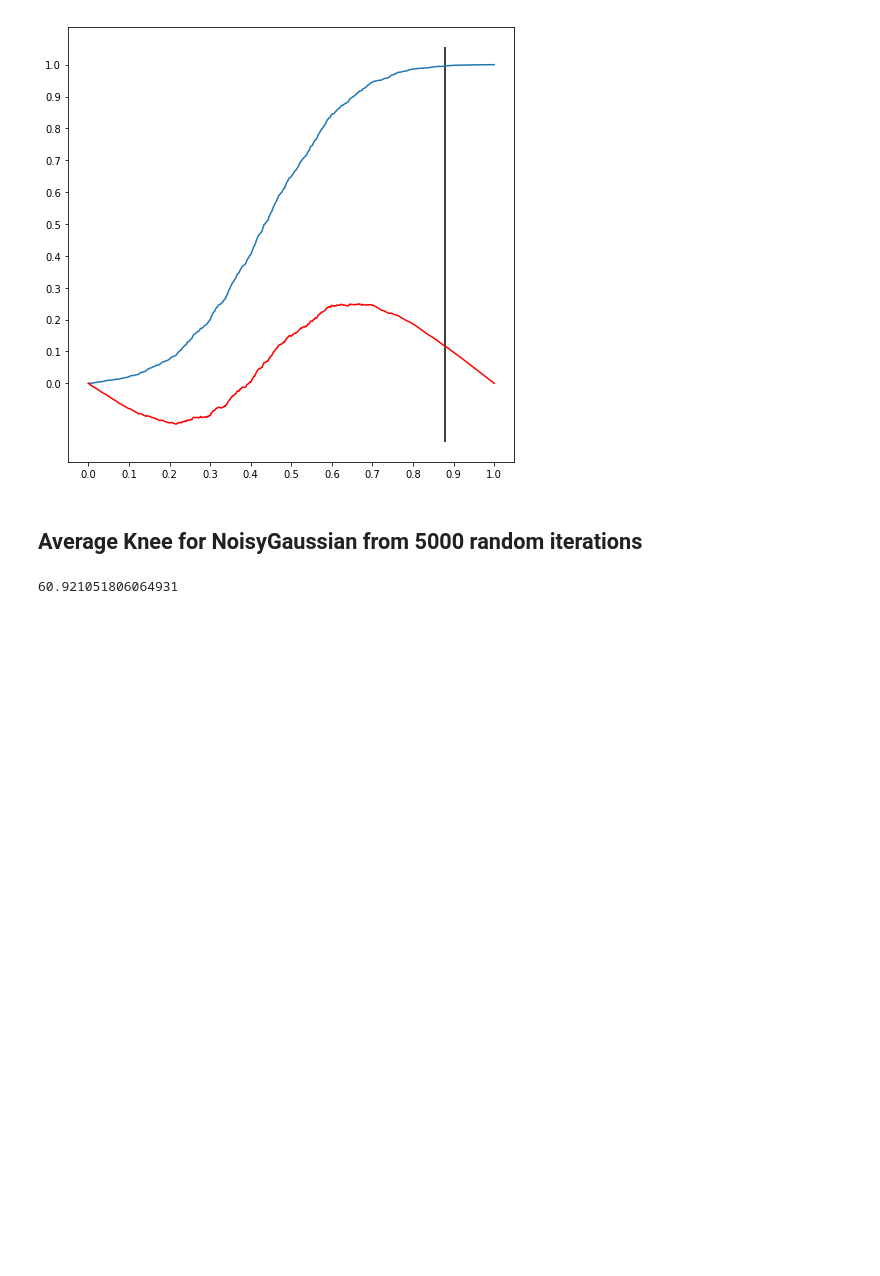
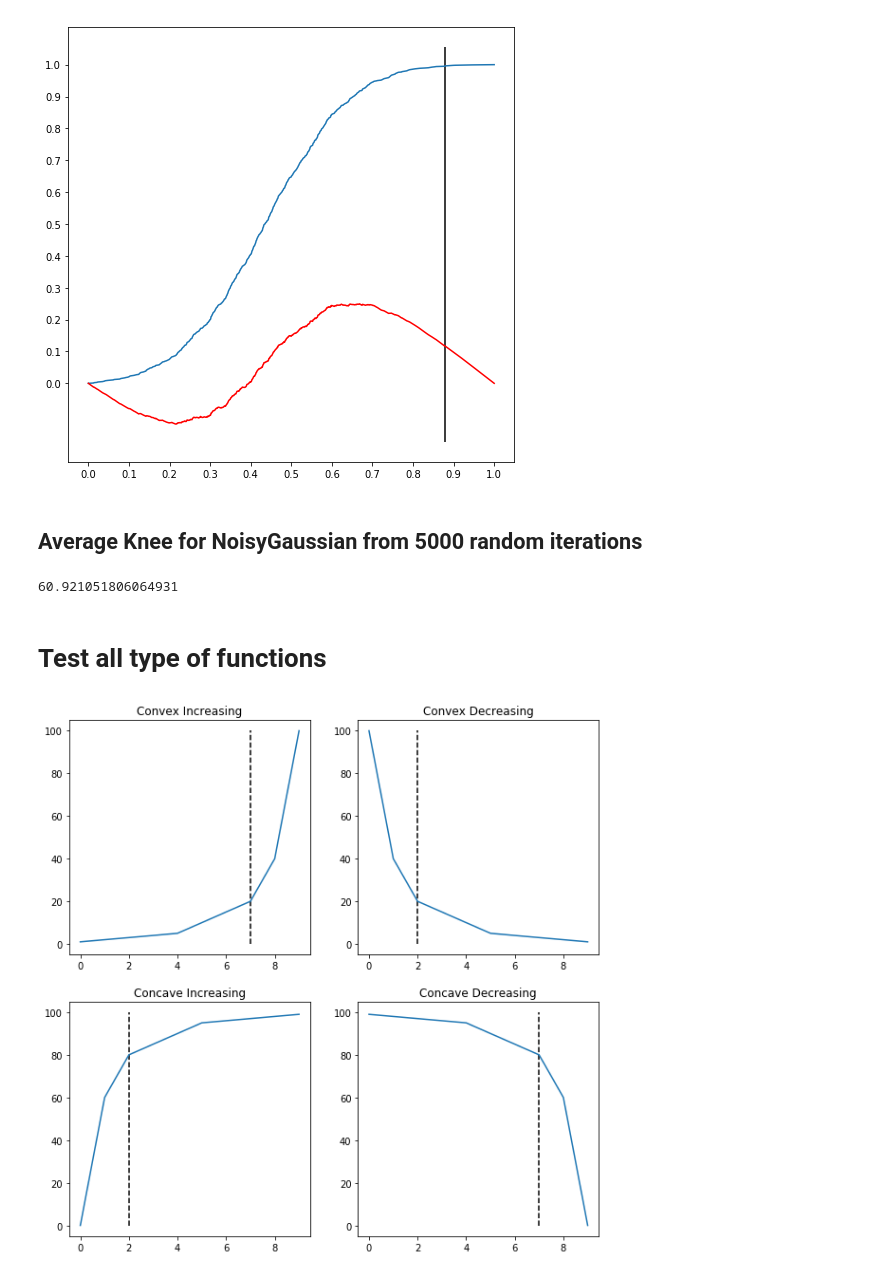
Before and after one commit to arvkevi/kneed, a Jupyter notebook: notebooks/walkthrough.ipynb, the cells around one changed output. Cells and saved outputs as stored; diff of their text form; code cells hidden in the pictures; blank space fills up the shorter version.

Commit message:
test all function shapes

```diff
--- a/notebooks/walkthrough.ipynb
+++ b/notebooks/walkthrough.ipynb
@@ -69,3 +56,47 @@ for i in range(5000):
 np.mean(knees)
 # %% [output]
 60.921051806064931
+# %% [markdown]
+# Test all type of functions
+# %%
+x = np.arange(0,10)
+y_convex_inc = np.array([1,2,3,4,5,10,15,20,40,100])
+y_convex_dec = y_convex_inc[::-1]
+y_concave_dec = 100 - y_convex_inc
+y_concave_inc = 100 - y_convex_dec
+
+kn = KneeLocator(x, y_convex_inc, curve='convex')
+knee_yconvinc = kn.knee
+
+kn = KneeLocator(x, y_convex_dec, curve='convex', direction='decreasing')
+knee_yconvdec = kn.knee
+
+kn = KneeLocator(x, y_concave_inc, curve='concave')
+knee_yconcinc = kn.knee
+
+kn = KneeLocator(x, y_concave_dec, curve='concave', direction='decreasing')
+knee_yconcdec = kn.knee
+
+f, axes = plt.subplots(2, 2, figsize=(10,10));
+yconvinc = axes[0][0]
+yconvdec = axes[0][1]
+yconcinc = axes[1][0]
+yconcdec = axes[1][1]
+
+sns.lineplot(x, y_convex_inc, ax=axes[0][0])
+yconvinc.vlines(x=knee_yconvinc, ymin=0, ymax=100, linestyle='--')
+yconvinc.set_title('Convex Increasing')
+
+sns.lineplot(x, y_convex_dec, ax=axes[0][1])
+yconvdec.vlines(x=knee_yconvdec, ymin=0, ymax=100, linestyle='--')
+yconvdec.set_title('Convex Decreasing')
+
+sns.lineplot(x, y_concave_inc, ax=axes[1][0])
+yconcinc.vlines(x=knee_yconcinc, ymin=0, ymax=100, linestyle='--')
+yconcinc.set_title('Concave Increasing')
+
+sns.lineplot(x, y_concave_dec, ax=axes[1][1])
+yconcdec.vlines(x=knee_yconcdec, ymin=0, ymax=100, linestyle='--')
+yconcdec.set_title('Concave Decreasing');
+# %% [output]
+[figure, added]
```
Also changed, not shown: parts of 3 cells of this notebook, 2 other files.
